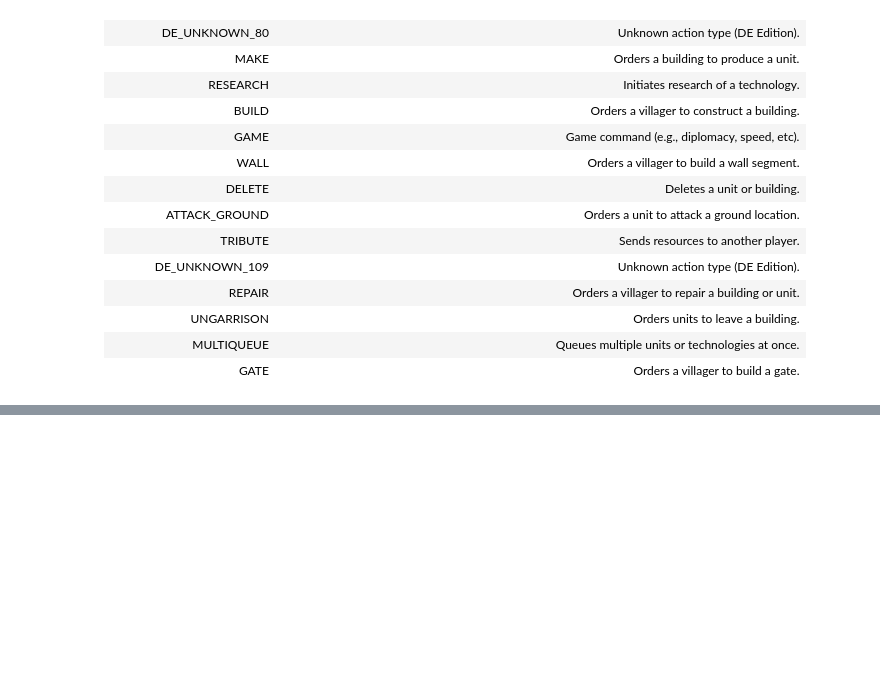
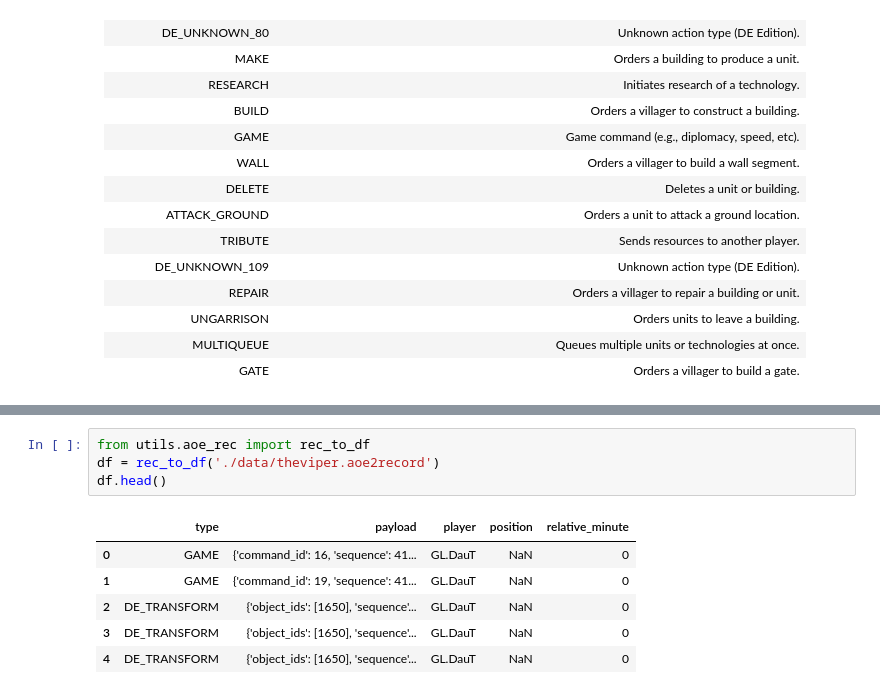
Before and after one commit to lcguerrerocovo/aoe-apm-analysis, a Jupyter notebook: notebooks/apm_analysis.ipynb, the cells around one changed output, grey strips where cells are left out. Cells and saved outputs as stored; diff of their text form; blank space fills up the shorter version.

```diff
--- a/notebooks/apm_analysis.ipynb
+++ b/notebooks/apm_analysis.ipynb
@@ -114,3 +114,14 @@ plot_apm(prepare_rec('./data/theviper.aoe2record'))
 188  GL.TheViper               0         ORDER     12
 [interactive output not drawn]
 [interactive output not drawn]
+# %%
+from utils.aoe_rec import rec_to_df
+df = rec_to_df('./data/theviper.aoe2record')
+df.head()
+# %% [output]
+|  | type | payload | player | position | relative_minute |
+| 0 | GAME | {'command_id': 16, 'sequence': 41... | GL.DauT | NaN | 0 |
+| 1 | GAME | {'command_id': 19, 'sequence': 41... | GL.DauT | NaN | 0 |
+| 2 | DE_TRANSFORM | {'object_ids': [1650], 'sequence'... | GL.DauT | NaN | 0 |
+| 3 | DE_TRANSFORM | {'object_ids': [1650], 'sequence'... | GL.DauT | NaN | 0 |
+| 4 | DE_TRANSFORM | {'object_ids': [1650], 'sequence'... | GL.DauT | NaN | 0 |
```
Also changed, not shown: parts of 9 cells of this notebook, 3 other files.
